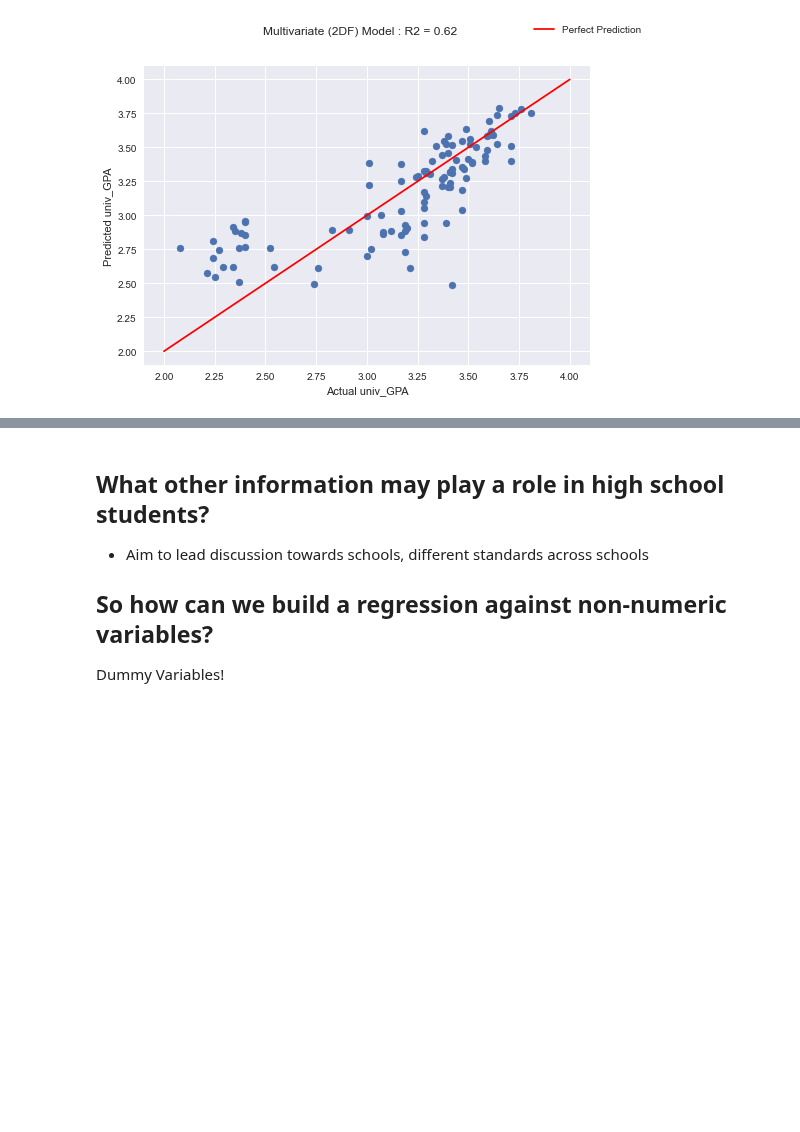
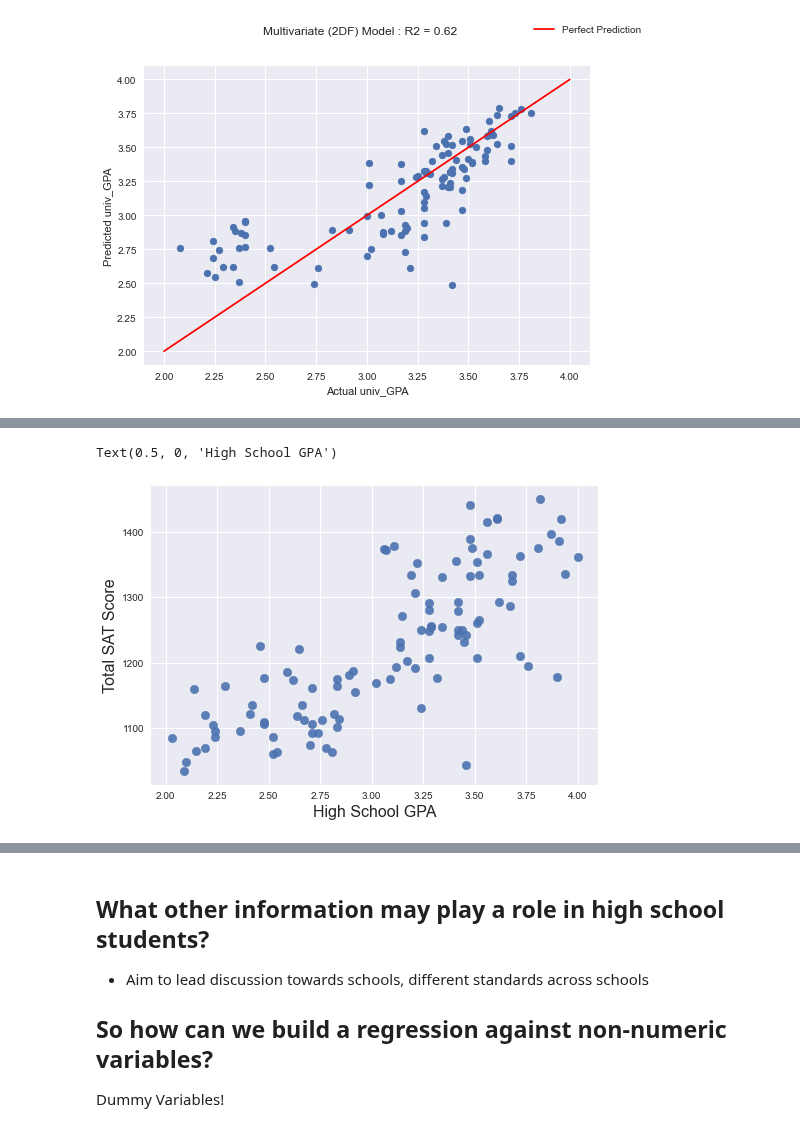
Before and after one commit to Per48edjes/Misc-DA-Prob-Stat, a Jupyter notebook: Lesson_4/Python_4/regression_2.ipynb, the cells around one changed output, grey strips where cells are left out. Saved outputs shown, nothing was run; the diff lists cells and outputs as text; code cells hidden in the pictures; blank space fills up the shorter version.

```diff
--- a/Lesson_4/Python_4/regression_2.ipynb
+++ b/Lesson_4/Python_4/regression_2.ipynb
@@ -105,0 +160,8 @@ display_model_fit(mv_model, 'Multivariate (2DF) Model')
+# %%
+plt.scatter(data.high_GPA, data.Total_SAT, s=75, alpha=0.9)
+
+plt.ylabel('Total SAT Score', size=16)
+plt.xlabel('High School GPA', size=16)
+# %% [output]
+Text(0.5, 0, 'High School GPA')
+[figure, added]
```
Also changed, not shown: parts of 15 cells of this notebook, 4 other files.
